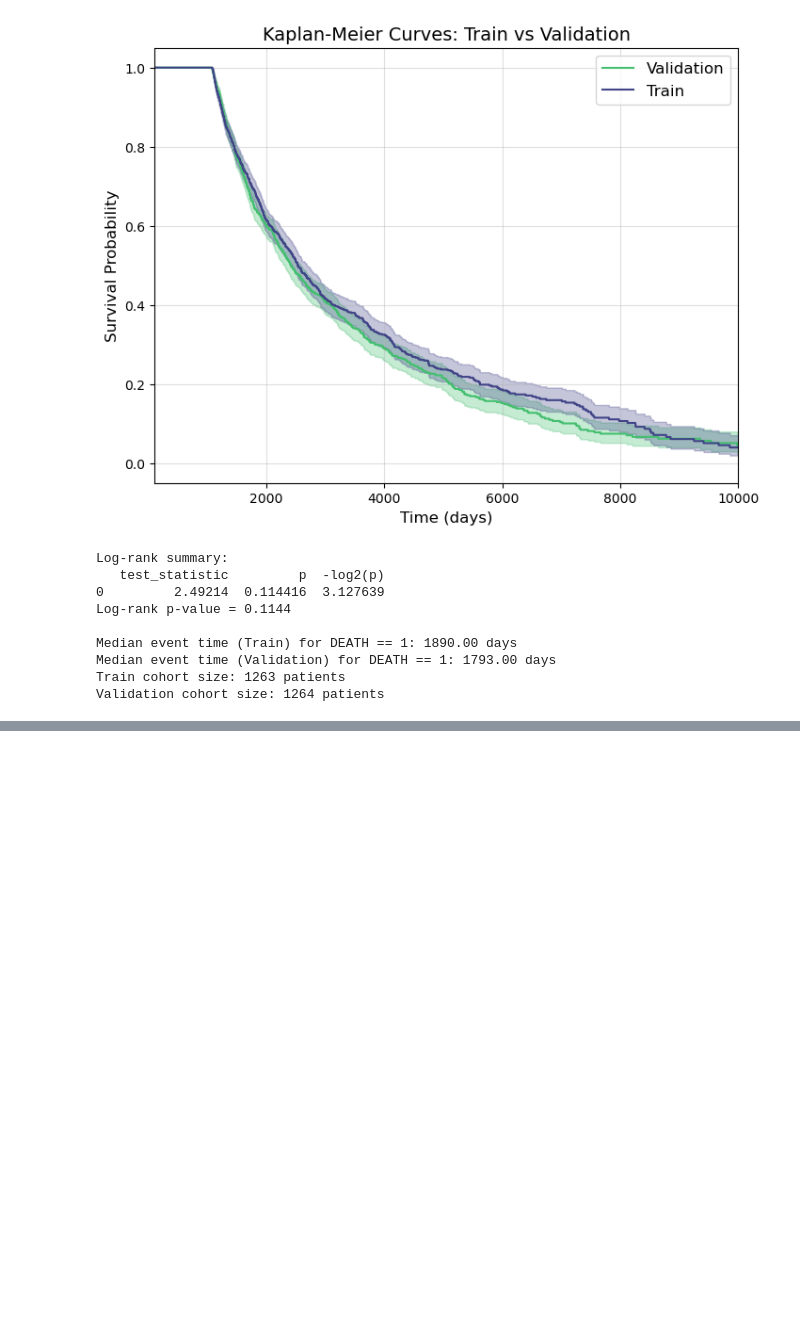
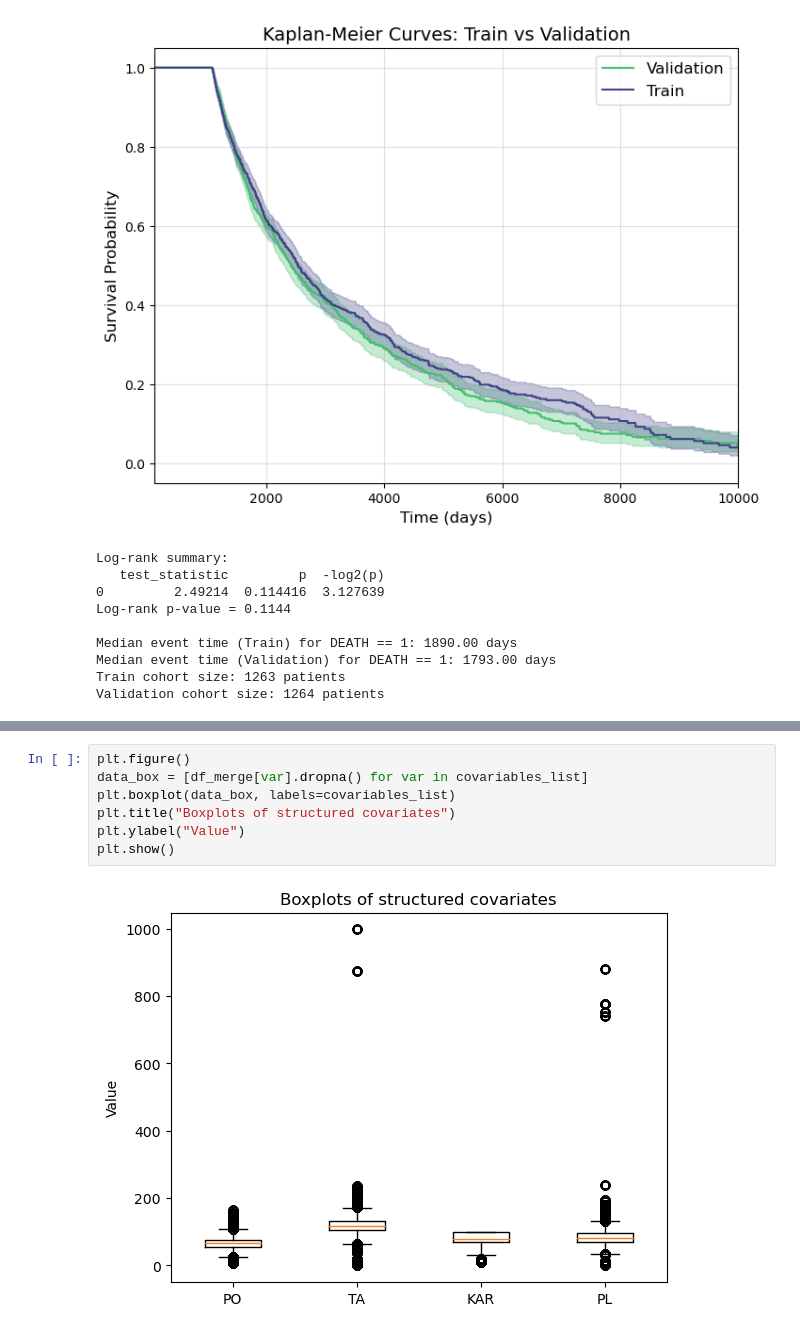
Before and after one commit to multisigbert-2026/MultiSigBERT, a Jupyter notebook: notebooks/descriptive_statistics.ipynb, the cells around one changed output, grey strips where cells are left out. Cells and saved outputs as stored; diff of their text form; blank space fills up the shorter version.

```diff
--- a/notebooks/descriptive_statistics.ipynb
+++ b/notebooks/descriptive_statistics.ipynb
@@ -381,0 +461,9 @@ Validation cohort size: 1264 patients
+# %%
+plt.figure()
+data_box = [df_merge[var].dropna() for var in covariables_list]
+plt.boxplot(data_box, labels=covariables_list)
+plt.title("Boxplots of structured covariates")
+plt.ylabel("Value")
+plt.show()
+# %% [output]
+[figure, added]
```
Also changed, not shown: parts of 15 cells of this notebook.
